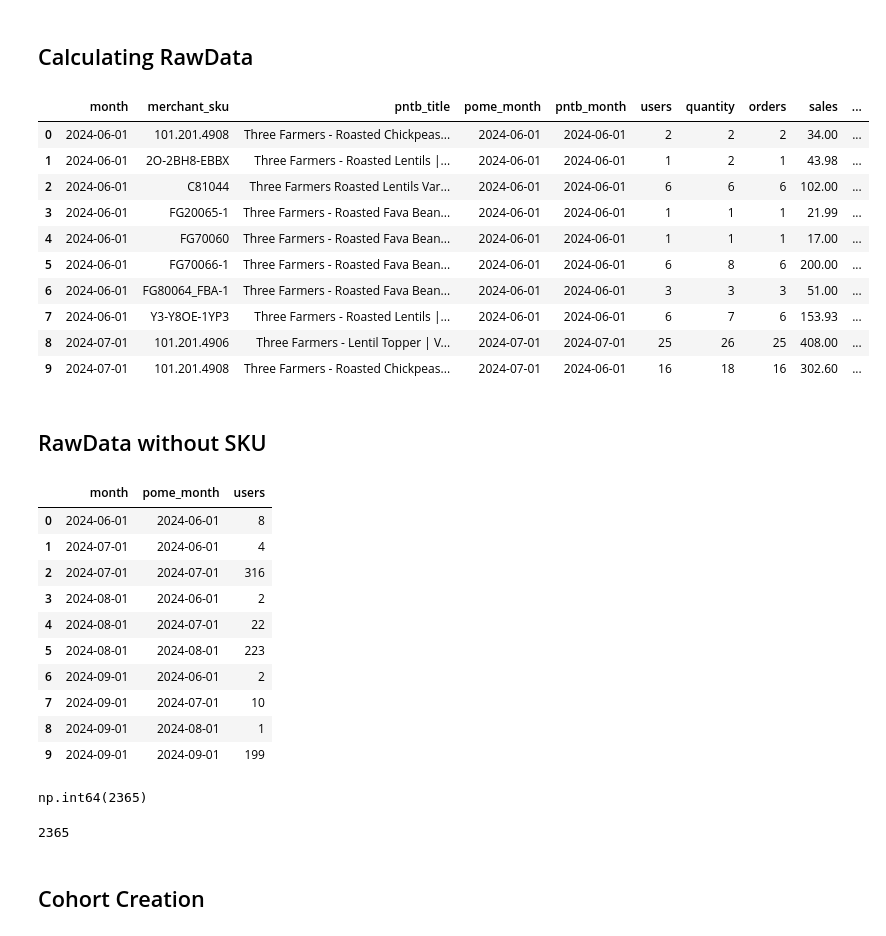
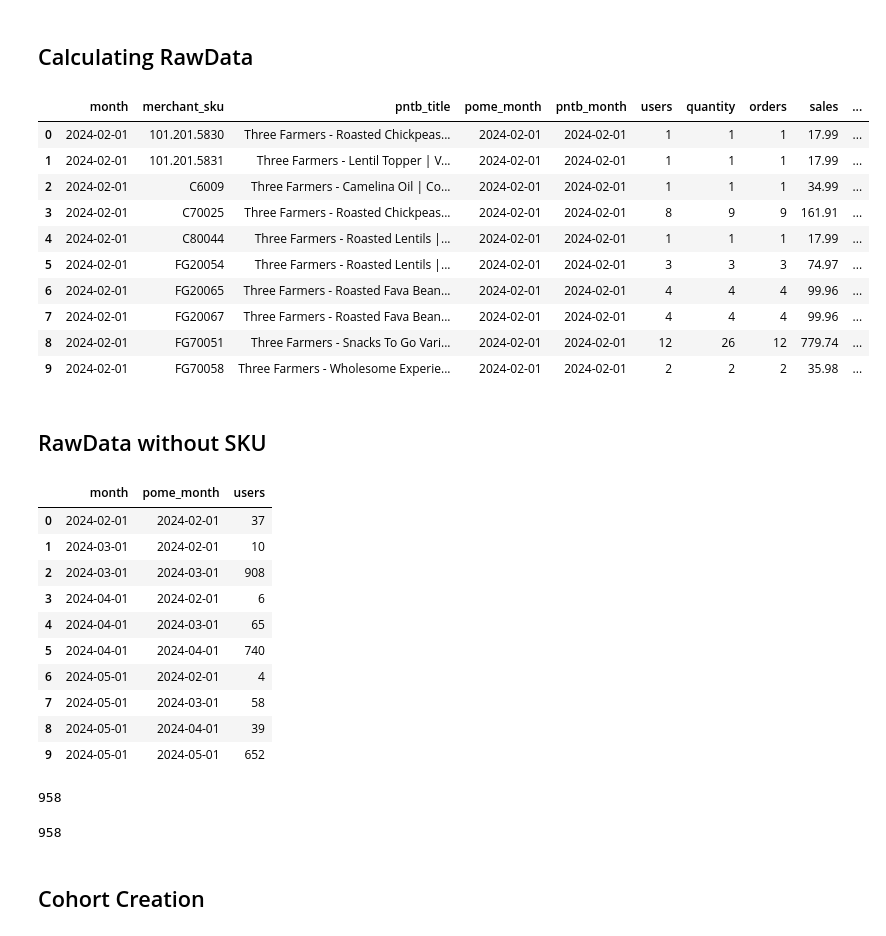
Before and after one commit to datadecoder25/cpg_ltv_calculation, a Jupyter notebook: ltv_calculation.ipynb, the cells around one changed output. Drawn from its saved outputs; the diff is of its cells as text; code cells hidden in the pictures.

Commit message:
updated calculations of users

```diff
--- a/ltv_calculation.ipynb
+++ b/ltv_calculation.ipynb
@@ -159,5 +159,16 @@ Dataframe shape: (18864, 49)
 
 All required columns found!
+# %%
+combined_df['purchase_date'] = pd.to_datetime(combined_df['purchase_date'], utc=True, errors='coerce')
+
+# Remove rows where purchase_date couldn't be parsed (NaT values)
+combined_df = combined_df.dropna(subset=['purchase_date'])
+
+filtered_df = combined_df[
+    (combined_df['currency'] == 'CAD') &
+    (combined_df['item_price'] > 0) &
+    (combined_df['purchase_date'].dt.strftime('%Y-%m-01') > '2022-09-01')
+].copy()
 # %% [markdown]
 ## Calculating ProductRaw
 # %%
@@ -456,7 +467,7 @@ pntb = pntb_df[['merchant_sku', 'pntb_title', 'pntb_month']].drop_duplicates().r
 # Step 3: Create output_tbl equivalent
 # Filter the main dataframe
 filtered_df = combined_df[
-    (combined_df['currency'] == 'USD') &
+    (combined_df['currency'] == 'CAD') &
     (combined_df['item_price'] > 0) &
     (combined_df['purchase_date'].dt.strftime('%Y-%m-01') > '2022-09-01')
 ].copy()
@@ -485,43 +496,43 @@ output_tbl['buyer_email'] = output_tbl['buyer_email'].fillna('NA')
 output_tbl['amazon_order_id'] = output_tbl['amazon_order_id'].fillna('NA')
 
 
 # Group by and aggregate
 RawData = output_tbl.groupby(['month', 'merchant_sku', 'pntb_title', 'pome_month', 'pntb_month'], dropna=False).agg({
     'buyer_email': 'nunique',       # users
     'shipped_quantity': 'sum',      # quantity
     'amazon_order_id': 'nunique',   # orders
     'item_price': 'sum'             # sales
 }).reset_index()
 
 # Rename columns
 RawData = RawData.rename(columns={
     'buyer_email': 'users',
     'shipped_quantity': 'quantity',
     'amazon_order_id': 'orders',
     'item_price': 'sales'
 })
 
 # Calculate derived columns (cast as decimal(10,2) equivalent)
 RawData['avg_per_item'] = (RawData['sales'] / RawData['quantity']).round(2)
 RawData['avg_per_order'] = (RawData['sales'] / RawData['orders']).round(2)
 RawData['avg_per_user'] = (RawData['sales'] / RawData['users']).round(2)
 
 # Round sales to 2 decimal places (equivalent to cast as decimal(10,2))
 RawData['sales'] = RawData['sales'].round(2)
 
 RawData.head(10)
 # %% [output]
 |  | month | merchant_sku | pntb_title | pome_month | pntb_month | users | quantity | orders | sales | ... |
-| 0 | 2024-06-01 | 101.201.4908 | Three Farmers - Roasted Chickpeas... | 2024-06-01 | 2024-06-01 | 2 | 2 | 2 | 34.00 | ... |
-| 1 | 2024-06-01 | 2O-2BH8-EBBX | Three Farmers - Roasted Lentils |... | 2024-06-01 | 2024-06-01 | 1 | 2 | 1 | 43.98 | ... |
-| 2 | 2024-06-01 | C81044 | Three Farmers Roasted Lentils Var... | 2024-06-01 | 2024-06-01 | 6 | 6 | 6 | 102.00 | ... |
-| 3 | 2024-06-01 | FG20065-1 | Three Farmers - Roasted Fava Bean... | 2024-06-01 | 2024-06-01 | 1 | 1 | 1 | 21.99 | ... |
-| 4 | 2024-06-01 | FG70060 | Three Farmers - Roasted Fava Bean... | 2024-06-01 | 2024-06-01 | 1 | 1 | 1 | 17.00 | ... |
-| 5 | 2024-06-01 | FG70066-1 | Three Farmers - Roasted Fava Bean... | 2024-06-01 | 2024-06-01 | 6 | 8 | 6 | 200.00 | ... |
-| 6 | 2024-06-01 | FG80064_FBA-1 | Three Farmers - Roasted Fava Bean... | 2024-06-01 | 2024-06-01 | 3 | 3 | 3 | 51.00 | ... |
-| 7 | 2024-06-01 | Y3-Y8OE-1YP3 | Three Farmers - Roasted Lentils |... | 2024-06-01 | 2024-06-01 | 6 | 7 | 6 | 153.93 | ... |
-| 8 | 2024-07-01 | 101.201.4906 | Three Farmers - Lentil Topper | V... | 2024-07-01 | 2024-07-01 | 25 | 26 | 25 | 408.00 | ... |
-| 9 | 2024-07-01 | 101.201.4908 | Three Farmers - Roasted Chickpeas... | 2024-07-01 | 2024-06-01 | 16 | 18 | 16 | 302.60 | ... |
+| 0 | 2024-02-01 | 101.201.5830 | Three Farmers - Roasted Chickpeas... | 2024-02-01 | 2024-02-01 | 1 | 1 | 1 | 17.99 | ... |
+| 1 | 2024-02-01 | 101.201.5831 | Three Farmers - Lentil Topper | V... | 2024-02-01 | 2024-02-01 | 1 | 1 | 1 | 17.99 | ... |
+| 2 | 2024-02-01 | C6009 | Three Farmers - Camelina Oil | Co... | 2024-02-01 | 2024-02-01 | 1 | 1 | 1 | 34.99 | ... |
+| 3 | 2024-02-01 | C70025 | Three Farmers - Roasted Chickpeas... | 2024-02-01 | 2024-02-01 | 8 | 9 | 9 | 161.91 | ... |
+| 4 | 2024-02-01 | C80044 | Three Farmers - Roasted Lentils |... | 2024-02-01 | 2024-02-01 | 1 | 1 | 1 | 17.99 | ... |
+| 5 | 2024-02-01 | FG20054 | Three Farmers - Roasted Lentils |... | 2024-02-01 | 2024-02-01 | 3 | 3 | 3 | 74.97 | ... |
+| 6 | 2024-02-01 | FG20065 | Three Farmers - Roasted Fava Bean... | 2024-02-01 | 2024-02-01 | 4 | 4 | 4 | 99.96 | ... |
+| 7 | 2024-02-01 | FG20067 | Three Farmers - Roasted Fava Bean... | 2024-02-01 | 2024-02-01 | 4 | 4 | 4 | 99.96 | ... |
+| 8 | 2024-02-01 | FG70051 | Three Farmers - Snacks To Go Vari... | 2024-02-01 | 2024-02-01 | 12 | 26 | 12 | 779.74 | ... |
+| 9 | 2024-02-01 | FG70058 | Three Farmers - Wholesome Experie... | 2024-02-01 | 2024-02-01 | 2 | 2 | 2 | 35.98 | ... |
 # %%
 RawData.to_csv('RawData.csv',index=False)
 # %% [markdown]
@@ -538,7 +549,7 @@ ntb_df_wo_sku = ntb_df_wo_sku[['buyer_email', 'pome_month']].drop_duplicates().r
 # Step 3: Create output_tbl equivalent
 # Filter the main dataframe
 filtered_df_wo_sku = combined_df[
-    (combined_df['currency'] == 'USD') &
+    (combined_df['currency'] == 'CAD') &
     (combined_df['item_price'] > 0) &
     (combined_df['purchase_date'].dt.strftime('%Y-%m-01') > '2022-09-01')
 ].copy()
@@ -556,8 +567,8 @@ output_tbl_wo_sku = filtered_df_wo_sku.merge(
     right_on='user_id',
     how='left'
 )
-
-output_tbl_wo_sku['buyer_email'] = output_tbl_wo_sku['buyer_email'].fillna('NA').drop_duplicates()
+# output_tbl_wo_sku
+# output_tbl_wo_sku['buyer_email'] = output_tbl_wo_sku['buyer_email'].fillna('NA').drop_duplicates()
 
 
 # Group by and aggregate
@@ -573,24 +584,26 @@ RawDataWithoutSku = RawDataWithoutSku.rename(columns={
 RawDataWithoutSku.head(10)
 # %% [output]
 |  | month | pome_month | users |
-| 0 | 2024-06-01 | 2024-06-01 | 8 |
-| 1 | 2024-07-01 | 2024-06-01 | 4 |
-| 2 | 2024-07-01 | 2024-07-01 | 316 |
-| 3 | 2024-08-01 | 2024-06-01 | 2 |
-| 4 | 2024-08-01 | 2024-07-01 | 22 |
-| 5 | 2024-08-01 | 2024-08-01 | 223 |
-| 6 | 2024-09-01 | 2024-06-01 | 2 |
-| 7 | 2024-09-01 | 2024-07-01 | 10 |
-| 8 | 2024-09-01 | 2024-08-01 | 1 |
-| 9 | 2024-09-01 | 2024-09-01 | 199 |
+| 0 | 2024-02-01 | 2024-02-01 | 37 |
+| 1 | 2024-03-01 | 2024-02-01 | 10 |
+| 2 | 2024-03-01 | 2024-03-01 | 908 |
+| 3 | 2024-04-01 | 2024-02-01 | 6 |
+| 4 | 2024-04-01 | 2024-03-01 | 65 |
+| 5 | 2024-04-01 | 2024-04-01 | 740 |
+| 6 | 2024-05-01 | 2024-02-01 | 4 |
+| 7 | 2024-05-01 | 2024-03-01 | 58 |
+| 8 | 2024-05-01 | 2024-04-01 | 39 |
+| 9 | 2024-05-01 | 2024-05-01 | 652 |
+# %%
+filtered_df_wo_sku['month'] = pd.to_datetime(filtered_df_wo_sku['month'])
+filtered_df_wo_sku[(filtered_df_wo_sku['month'].dt.month == 2) & (filtered_df_wo_sku['month'].dt.year == 2025)]['buyer_email'].nunique()
+# %% [output]
+958
 # %%
-RawDataWithoutSku['users'].sum()
+output_tbl_wo_sku['month'] = pd.to_datetime(output_tbl_wo_sku['month'])
+output_tbl_wo_sku[(output_tbl_wo_sku['month'].dt.month == 2) & (output_tbl_wo_sku['month'].dt.year == 2025)]['buyer_email'].nunique()
 # %% [output]
-np.int64(2365)
+958
-# %%
-filtered_df_wo_sku['buyer_email'].nunique()
-# %% [output]
-2365
 # %% [markdown]
 ## Cohort Creation
 # %%
```
Also changed, not shown: parts of 24 cells of this notebook, 1 other file.
